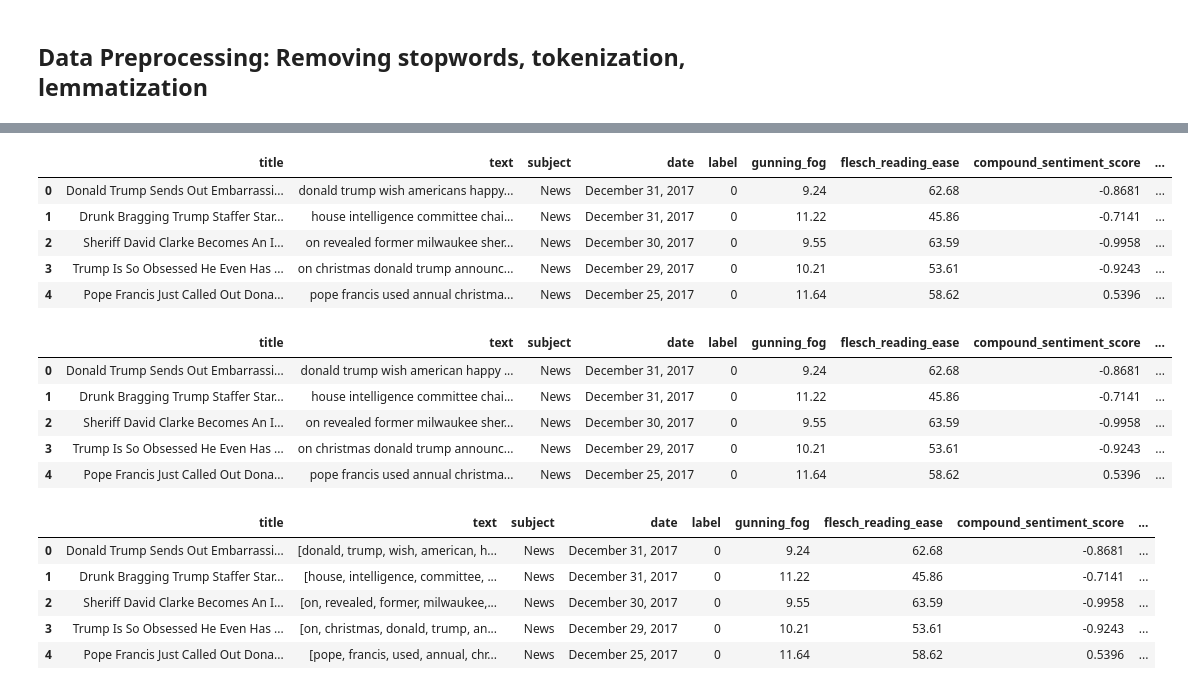
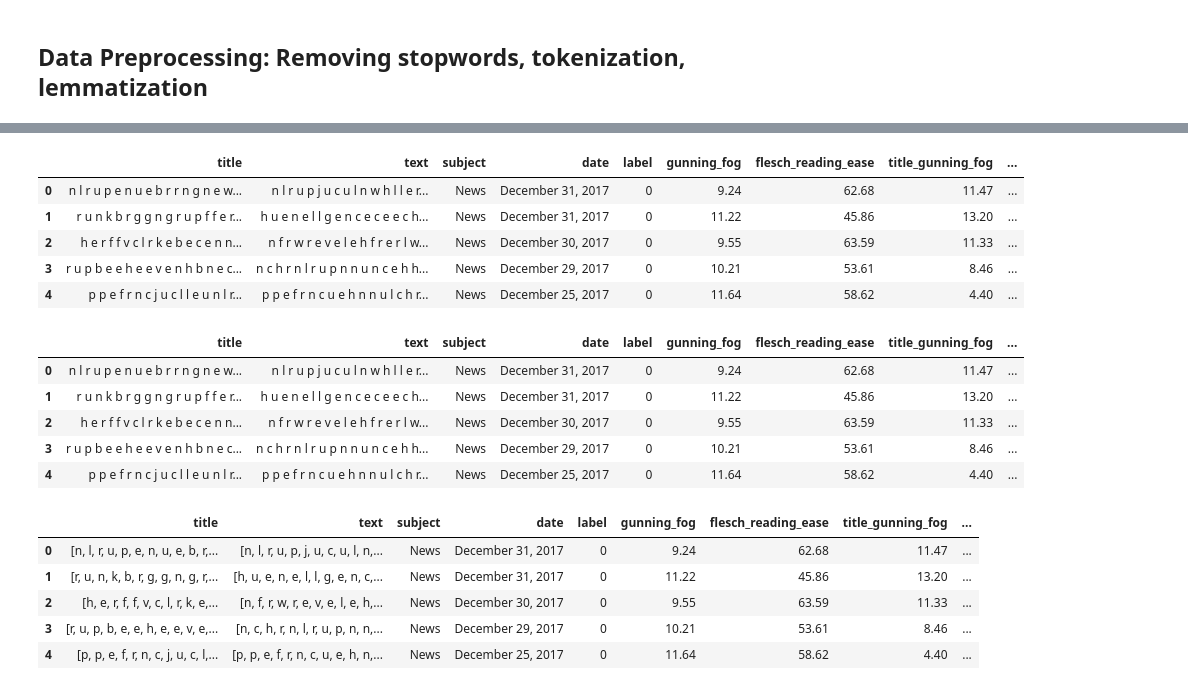
Before and after one commit to ramcav/factos_api, a Jupyter notebook: notebooks/preprocessing.ipynb, the cells around one changed output, grey strips where cells are left out. Cells and saved outputs as stored; diff of their text form; code cells hidden in the pictures.

```diff
--- a/notebooks/preprocessing.ipynb
+++ b/notebooks/preprocessing.ipynb
@@ -207,24 +200,24 @@ dataset.head()
 # %%
 # Remove stopwords
 
 stop_words = set(stopwords.words('english'))
 
-dataset['text'] = dataset['text'].apply(lambda x: ' '.join([word.lower() for word in x.split() if word not in stop_words]))
-dataset['title'] = dataset['title'].apply(lambda x: ' '.join([word.lower() for word in x.split() if word not in stop_words]))
+dataset['text'] = dataset['text'].apply(lambda x: ' '.join([word.lower() for word in x if word.lower() not in stop_words]))
+dataset['title'] = dataset['title'].apply(lambda x: ' '.join([word.lower() for word in x if word.lower() not in stop_words]))
 
 # Remove punctuation
 
 dataset['text'] = dataset['text'].apply(lambda x: ' '.join([word for word in x.split() if word.isalpha()]))
 dataset['title'] = dataset['title'].apply(lambda x: ' '.join([word for word in x.split() if word.isalpha()]))
 
 dataset.head()
 # %% [output]
-|  | title | text | subject | date | label | gunning_fog | flesch_reading_ease | compound_sentiment_score | ... |
-| 0 | Donald Trump Sends Out Embarrassi... | donald trump wish americans happy... | News | December 31, 2017 | 0 | 9.24 | 62.68 | -0.8681 | ... |
-| 1 | Drunk Bragging Trump Staffer Star... | house intelligence committee chai... | News | December 31, 2017 | 0 | 11.22 | 45.86 | -0.7141 | ... |
-| 2 | Sheriff David Clarke Becomes An I... | on revealed former milwaukee sher... | News | December 30, 2017 | 0 | 9.55 | 63.59 | -0.9958 | ... |
-| 3 | Trump Is So Obsessed He Even Has ... | on christmas donald trump announc... | News | December 29, 2017 | 0 | 10.21 | 53.61 | -0.9243 | ... |
-| 4 | Pope Francis Just Called Out Dona... | pope francis used annual christma... | News | December 25, 2017 | 0 | 11.64 | 58.62 | 0.5396 | ... |
+|  | title | text | subject | date | label | gunning_fog | flesch_reading_ease | title_gunning_fog | ... |
+| 0 | n l r u p e n u e b r r n g n e w... | n l r u p j u c u l n w h l l e r... | News | December 31, 2017 | 0 | 9.24 | 62.68 | 11.47 | ... |
+| 1 | r u n k b r g g n g r u p f f e r... | h u e n e l l g e n c e c e e c h... | News | December 31, 2017 | 0 | 11.22 | 45.86 | 13.20 | ... |
+| 2 | h e r f f v c l r k e b e c e n n... | n f r w r e v e l e h f r e r l w... | News | December 30, 2017 | 0 | 9.55 | 63.59 | 11.33 | ... |
+| 3 | r u p b e e h e e v e n h b n e c... | n c h r n l r u p n n u n c e h h... | News | December 29, 2017 | 0 | 10.21 | 53.61 | 8.46 | ... |
+| 4 | p p e f r n c j u c l l e u n l r... | p p e f r n c u e h n n u l c h r... | News | December 25, 2017 | 0 | 11.64 | 58.62 | 4.40 | ... |
 # %%
 # Lemmatization
 
@@ -235,12 +228,12 @@ dataset['title'] = dataset['title'].apply(lambda x: ' '.join([lemmatizer.lemmati
 
 dataset.head()
 # %% [output]
-|  | title | text | subject | date | label | gunning_fog | flesch_reading_ease | compound_sentiment_score | ... |
-| 0 | Donald Trump Sends Out Embarrassi... | donald trump wish american happy ... | News | December 31, 2017 | 0 | 9.24 | 62.68 | -0.8681 | ... |
-| 1 | Drunk Bragging Trump Staffer Star... | house intelligence committee chai... | News | December 31, 2017 | 0 | 11.22 | 45.86 | -0.7141 | ... |
-| 2 | Sheriff David Clarke Becomes An I... | on revealed former milwaukee sher... | News | December 30, 2017 | 0 | 9.55 | 63.59 | -0.9958 | ... |
-| 3 | Trump Is So Obsessed He Even Has ... | on christmas donald trump announc... | News | December 29, 2017 | 0 | 10.21 | 53.61 | -0.9243 | ... |
-| 4 | Pope Francis Just Called Out Dona... | pope francis used annual christma... | News | December 25, 2017 | 0 | 11.64 | 58.62 | 0.5396 | ... |
+|  | title | text | subject | date | label | gunning_fog | flesch_reading_ease | title_gunning_fog | ... |
+| 0 | n l r u p e n u e b r r n g n e w... | n l r u p j u c u l n w h l l e r... | News | December 31, 2017 | 0 | 9.24 | 62.68 | 11.47 | ... |
+| 1 | r u n k b r g g n g r u p f f e r... | h u e n e l l g e n c e c e e c h... | News | December 31, 2017 | 0 | 11.22 | 45.86 | 13.20 | ... |
+| 2 | h e r f f v c l r k e b e c e n n... | n f r w r e v e l e h f r e r l w... | News | December 30, 2017 | 0 | 9.55 | 63.59 | 11.33 | ... |
+| 3 | r u p b e e h e e v e n h b n e c... | n c h r n l r u p n n u n c e h h... | News | December 29, 2017 | 0 | 10.21 | 53.61 | 8.46 | ... |
+| 4 | p p e f r n c j u c l l e u n l r... | p p e f r n c u e h n n u l c h r... | News | December 25, 2017 | 0 | 11.64 | 58.62 | 4.40 | ... |
 # %%
 # tokenize
 
@@ -249,9 +242,9 @@ dataset['title'] = dataset['title'].apply(lambda x: word_tokenize(x))
 
 dataset.head()
 # %% [output]
-|  | title | text | subject | date | label | gunning_fog | flesch_reading_ease | compound_sentiment_score | ... |
-| 0 | Donald Trump Sends Out Embarrassi... | [donald, trump, wish, american, h... | News | December 31, 2017 | 0 | 9.24 | 62.68 | -0.8681 | ... |
-| 1 | Drunk Bragging Trump Staffer Star... | [house, intelligence, committee, ... | News | December 31, 2017 | 0 | 11.22 | 45.86 | -0.7141 | ... |
-| 2 | Sheriff David Clarke Becomes An I... | [on, revealed, former, milwaukee,... | News | December 30, 2017 | 0 | 9.55 | 63.59 | -0.9958 | ... |
-| 3 | Trump Is So Obsessed He Even Has ... | [on, christmas, donald, trump, an... | News | December 29, 2017 | 0 | 10.21 | 53.61 | -0.9243 | ... |
-| 4 | Pope Francis Just Called Out Dona... | [pope, francis, used, annual, chr... | News | December 25, 2017 | 0 | 11.64 | 58.62 | 0.5396 | ... |
+|  | title | text | subject | date | label | gunning_fog | flesch_reading_ease | title_gunning_fog | ... |
+| 0 | [n, l, r, u, p, e, n, u, e, b, r,... | [n, l, r, u, p, j, u, c, u, l, n,... | News | December 31, 2017 | 0 | 9.24 | 62.68 | 11.47 | ... |
+| 1 | [r, u, n, k, b, r, g, g, n, g, r,... | [h, u, e, n, e, l, l, g, e, n, c,... | News | December 31, 2017 | 0 | 11.22 | 45.86 | 13.20 | ... |
+| 2 | [h, e, r, f, f, v, c, l, r, k, e,... | [n, f, r, w, r, e, v, e, l, e, h,... | News | December 30, 2017 | 0 | 9.55 | 63.59 | 11.33 | ... |
+| 3 | [r, u, p, b, e, e, h, e, e, v, e,... | [n, c, h, r, n, l, r, u, p, n, n,... | News | December 29, 2017 | 0 | 10.21 | 53.61 | 8.46 | ... |
+| 4 | [p, p, e, f, r, n, c, j, u, c, l,... | [p, p, e, f, r, n, c, u, e, h, n,... | News | December 25, 2017 | 0 | 11.64 | 58.62 | 4.40 | ... |
```
Also changed, not shown: parts of 14 cells of this notebook, 6 other files.
